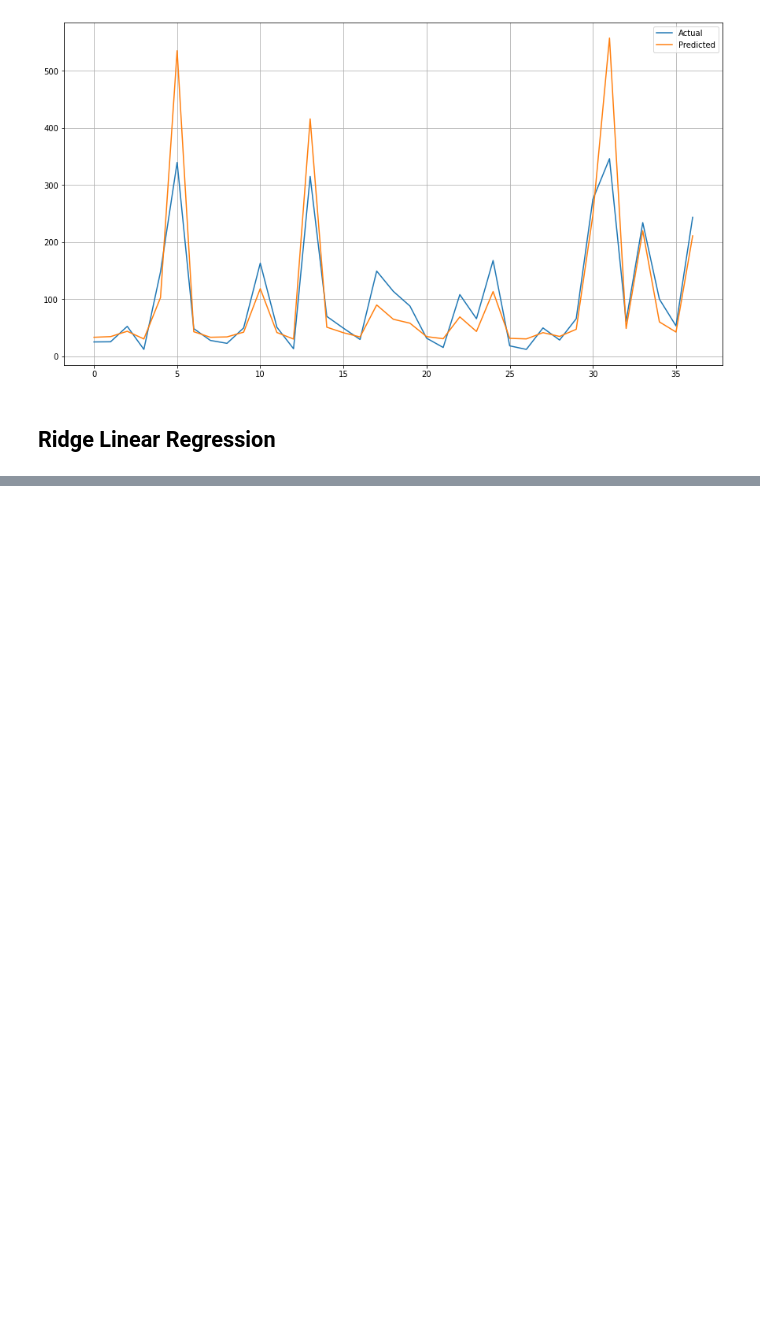
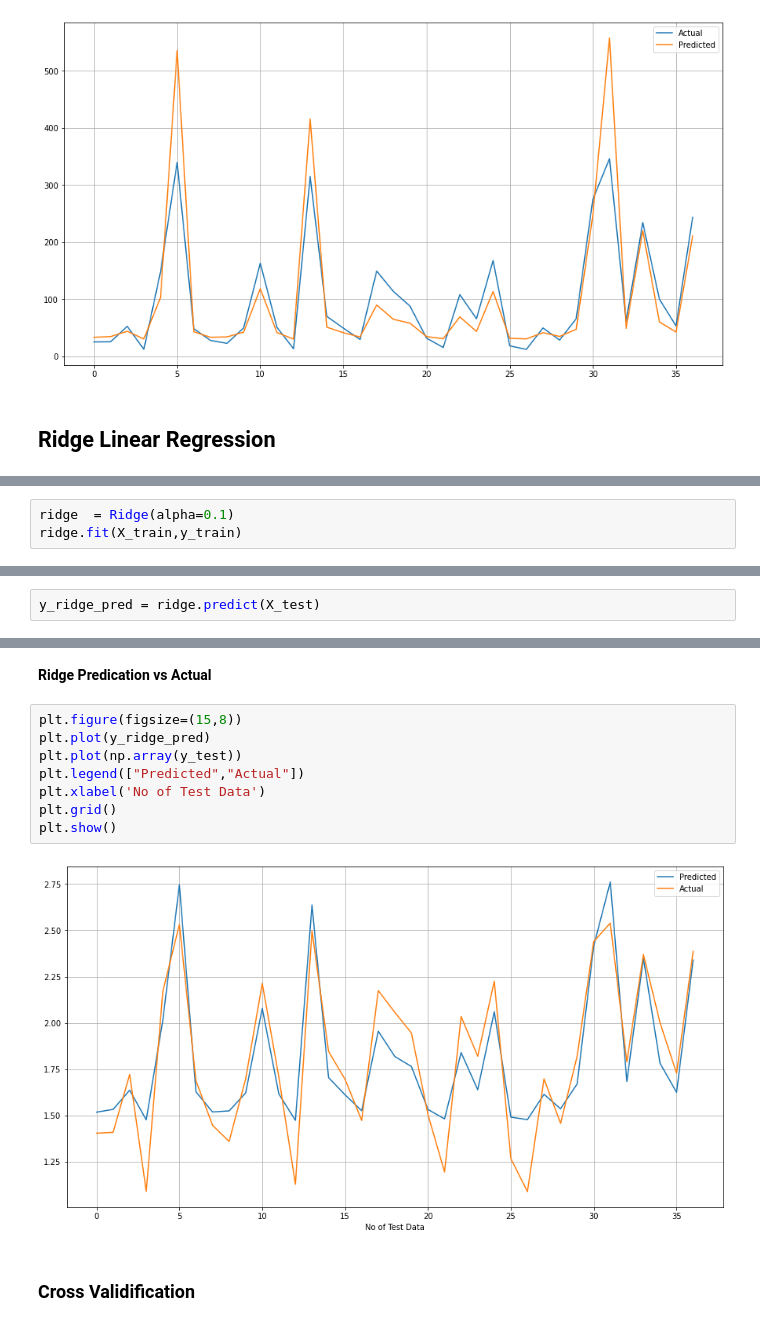
Before and after one commit to Sawant-Chaitanya/Yes-Bank-Stock-Price-Prediction, a Jupyter notebook: Yes_Bank_Stock_Price_Prediction.ipynb, the cells around one changed output, grey strips where cells are left out. Saved outputs shown, nothing was run; the diff lists cells and outputs as text; blank space fills up the shorter version.

Commit message:
Ridge

```diff
--- a/Yes_Bank_Stock_Price_Prediction.ipynb
+++ b/Yes_Bank_Stock_Price_Prediction.ipynb
@@ -446,0 +449,3 @@ plt.show()
+# %%
+ridge  = Ridge(alpha=0.1)
+ridge.fit(X_train,y_train)
@@ -446,0 +460,2 @@ plt.show()
+# %%
+y_ridge_pred = ridge.predict(X_test)
@@ -446,0 +476,14 @@ plt.show()
+# %% [markdown]
+**Ridge Predication vs Actual**
+# %%
+plt.figure(figsize=(15,8))
+plt.plot(y_ridge_pred)
+plt.plot(np.array(y_test))
+plt.legend(["Predicted","Actual"])
+plt.xlabel('No of Test Data')
+plt.grid()
+plt.show()
+# %% [output]
+[figure, added]
+# %% [markdown]
+### **Cross Validification**
```
Also changed, not shown: parts of 16 cells of this notebook.
